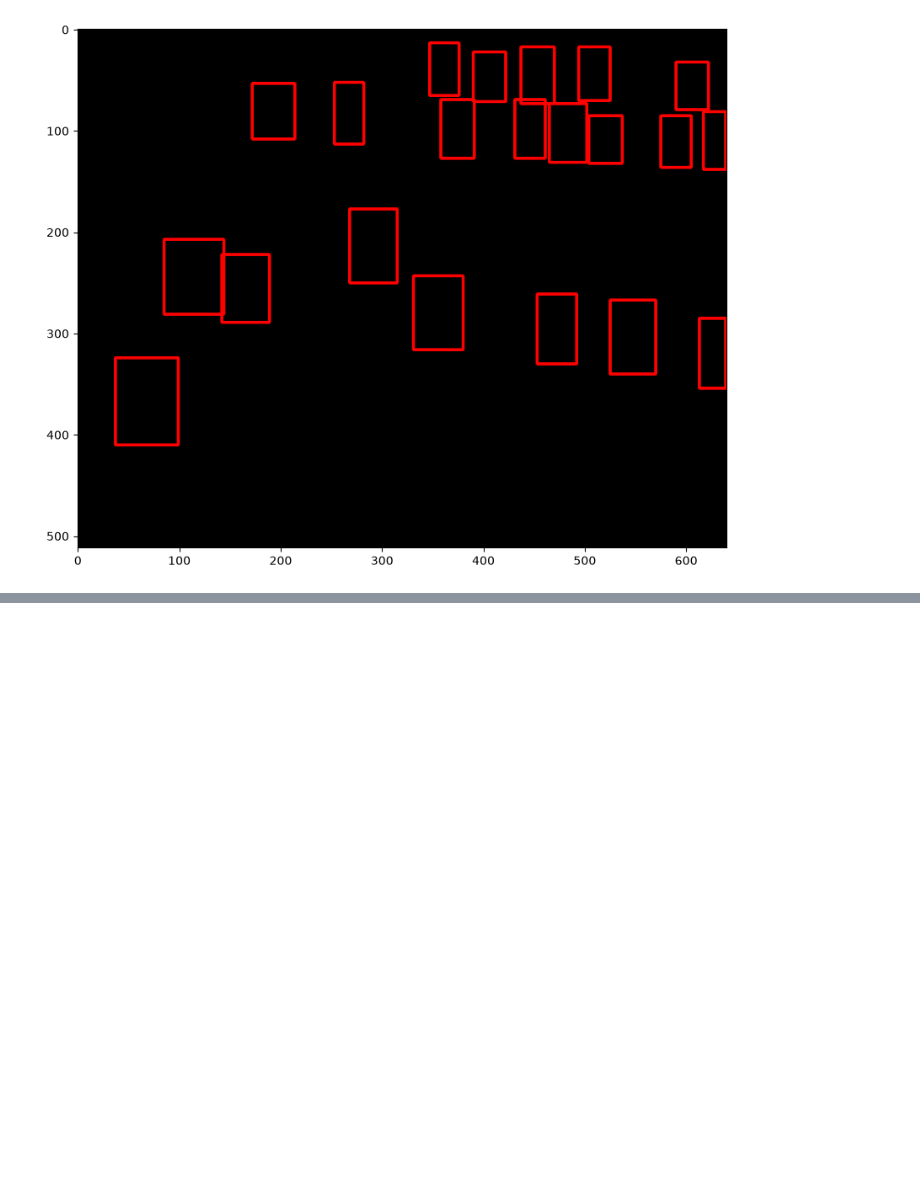
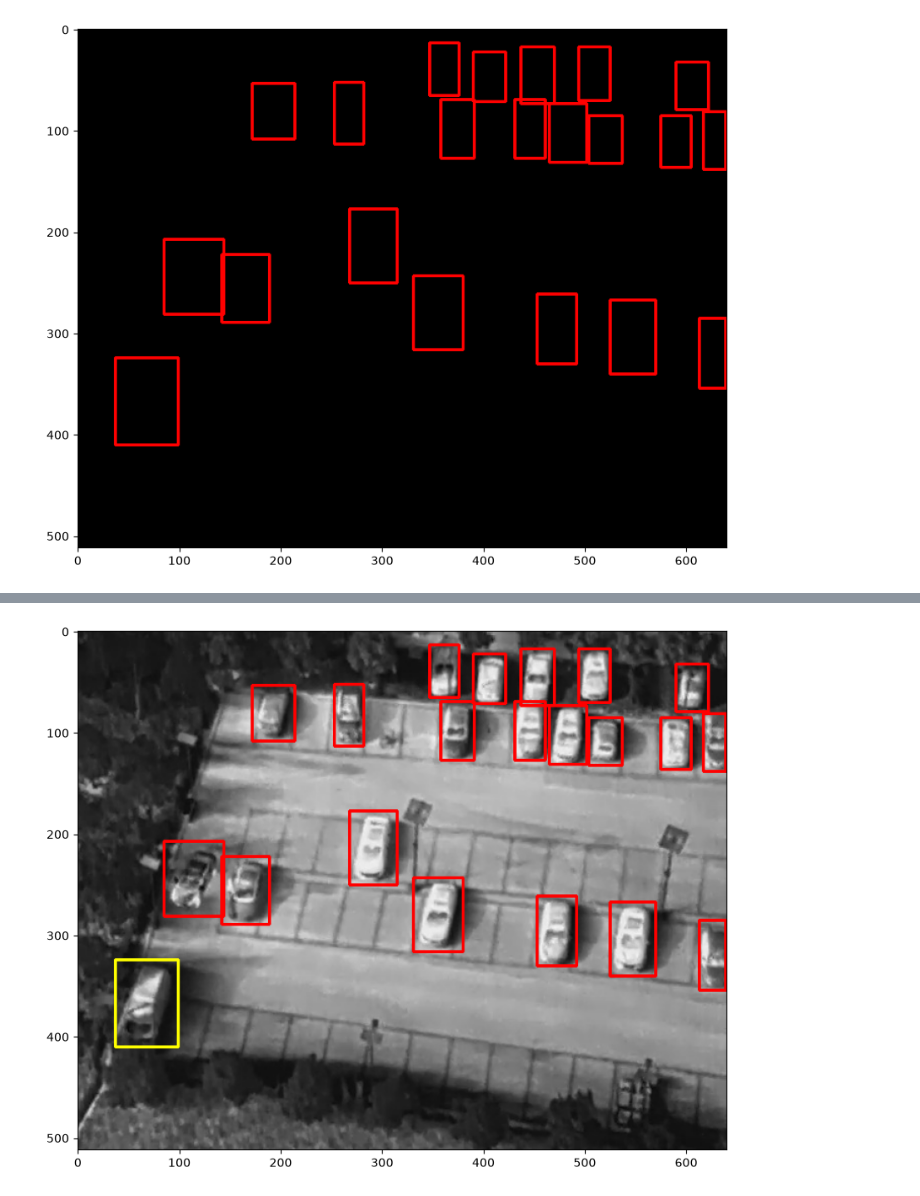
Before and after one commit to EerenDemirci/iha-goruntu-isleme, a Jupyter notebook: notebooks/01_gercek_veri.ipynb, the cells around one changed output, grey strips where cells are left out. Cells and saved outputs as stored; diff of their text form; code cells hidden in the pictures; blank space fills up the shorter version.

```diff
--- a/notebooks/01_gercek_veri.ipynb
+++ b/notebooks/01_gercek_veri.ipynb
@@ -213,0 +260,87 @@ other_vehicle
+# %%
+# ============================================================
+# 1) KÜTÜPHANELER
+# ============================================================
+import numpy as np                 # sayı tabloları (resimler aslında NumPy dizisi)
+import matplotlib.pyplot as plt    # resimleri ekranda göstermek için
+import cv2                         # OpenCV: resim okuma, çizim
+
+
+# ============================================================
+# 2) FONKSİYON: etiket satırı → kutu köşeleri
+# ============================================================
+def yolo_kutu(satir, genislik, yukseklik):
+    parcalar = satir.split()                      # "1 0.56 0.07 0.04 0.10" → ["1","0.56","0.07","0.04","0.10"]
+
+    mx = float(parcalar[1]) * genislik            # merkez x: oran × genişlik = piksel
+    my = float(parcalar[2]) * yukseklik           # merkez y: oran × yükseklik = piksel
+    g  = float(parcalar[3]) * genislik            # kutunun genişliği (piksel)
+    y  = float(parcalar[4]) * yukseklik           # kutunun yüksekliği (piksel)
+
+    x1 = round(mx - g / 2)                        # sol kenar  = merkez − yarım genişlik
+    y1 = round(my - y / 2)                        # üst kenar  = merkez − yarım yükseklik
+    x2 = round(mx + g / 2)                        # sağ kenar  = merkez + yarım genişlik
+    y2 = round(my + y / 2)                        # alt kenar  = merkez + yarım yükseklik
+
+    return x1, y1, x2, y2                         # sol üst (x1,y1) ve sağ alt (x2,y2) köşe
+
+
+# ============================================================
+# 3) SÖZLÜKLER: sınıf numarası → isim ve renk
+# ============================================================
+siniflar = {                  # data.yaml'dan aldık
+    0: "person",
+    1: "car",
+    2: "bicycle",
+    3: "other_vehicle",
+    4: "drone",
+    5: "mine",
+    6: "gun",
+}
+
+renkler = {                   # BGR sırası! (mavi, yeşil, kırmızı)
+    0: (255, 0, 0),           # person        → mavi
+    1: (0, 0, 255),           # car           → kırmızı
+    2: (0, 255, 0),           # bicycle       → yeşil
+    3: (0, 255, 255),         # other_vehicle → sarı
+    4: (255, 0, 255),         # drone         → mor
+    5: (0, 165, 255),         # mine          → turuncu
+    6: (255, 255, 0),         # gun           → açık mavi
+}
+
+
+# ============================================================
+# 4) FOTOĞRAFI OKU
+# ============================================================
+ad = "02_hituav__0_100_50_0_08164__c5427da128"                        # dosya adı (uzantısız)
+
+foto = cv2.imread("../data/kucuk_paket/images/train/" + ad + ".png")  # fotoğrafı BGR olarak oku
+
+yukseklik = foto.shape[0]     # shape = (yükseklik, genişlik, kanal) → [0] yükseklik
+genislik  = foto.shape[1]     #                                      → [1] genişlik
+print("Boyut:", genislik, "x", yukseklik)
+
+
+# ============================================================
+# 5) ETİKET DOSYASINI OKU
+# ============================================================
+with open("../data/kucuk_paket/labels/train/" + ad + ".txt") as dosya:   # aynı ad, labels klasörü, .txt
+    etiketler = dosya.read().splitlines()                               # dosyayı oku, satırlara ayır
+
+print("Nesne sayısı:", len(etiketler))
+
+
+# ============================================================
+# 6) KUTULARI ÇİZ
+# ============================================================
+cizim = foto.copy()           # orijinali bozmamak için kopyasına çiziyoruz
+
+for satir in etiketler:                                          # her etiket satırı için:
+    numara = int(satir.split()[0])                               #   sınıf numarasını al (ilk parça)
+    x1, y1, x2, y2 = yolo_kutu(satir, genislik, yukseklik)       #   köşeleri hesapla
+    cv2.rectangle(cizim, (x1, y1), (x2, y2), renkler[numara], 2) #   kutuyu sınıfın rengiyle çiz
+
+plt.figure(figsize=(10, 8))                                      # büyük göster
+plt.imshow(cv2.cvtColor(cizim, cv2.COLOR_BGR2RGB))               # BGR → RGB çevirip göster
+plt.show()
+# %% [output]
@@ -213,0 +349 @@ other_vehicle
+[figure, added]
```
Also changed, not shown: parts of 3 cells of this notebook, 3 other files.
